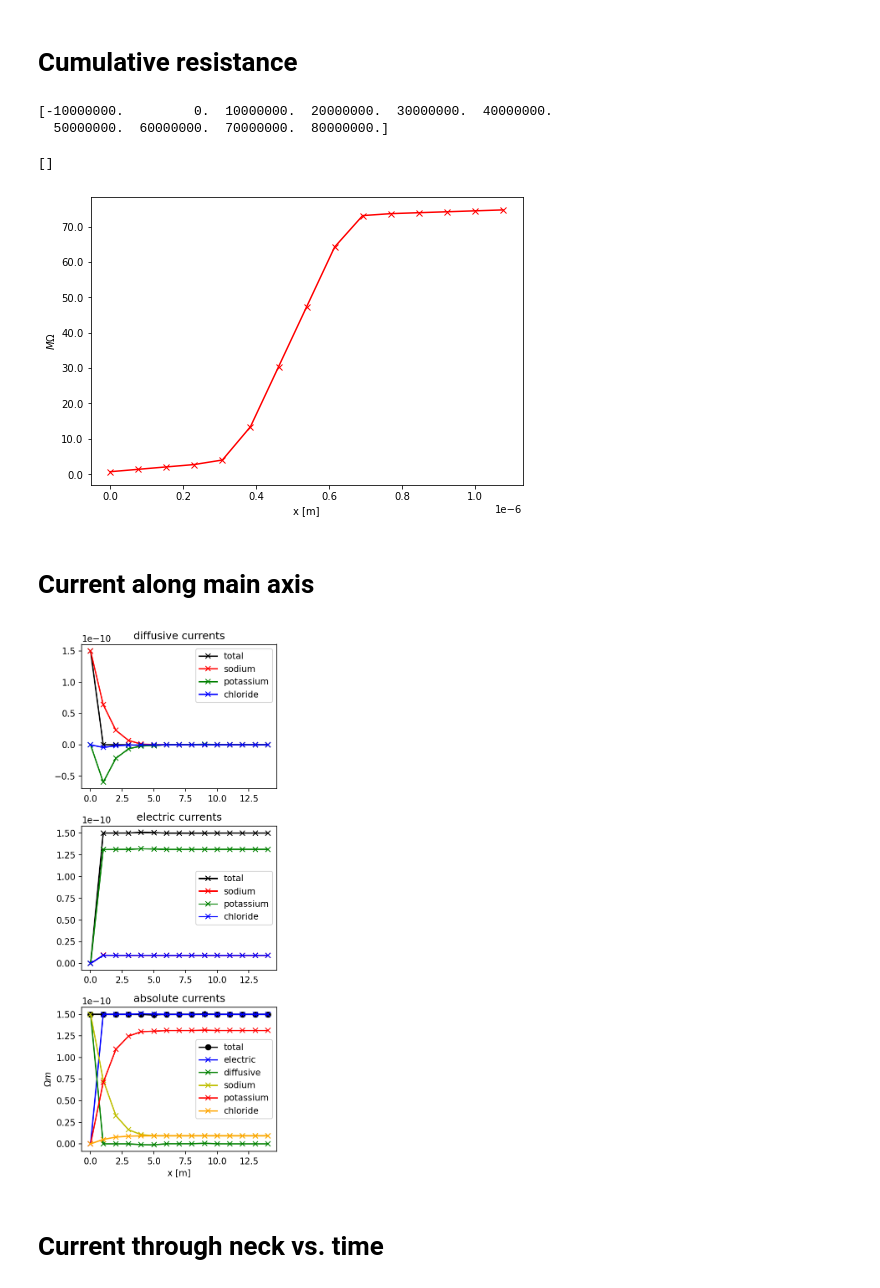
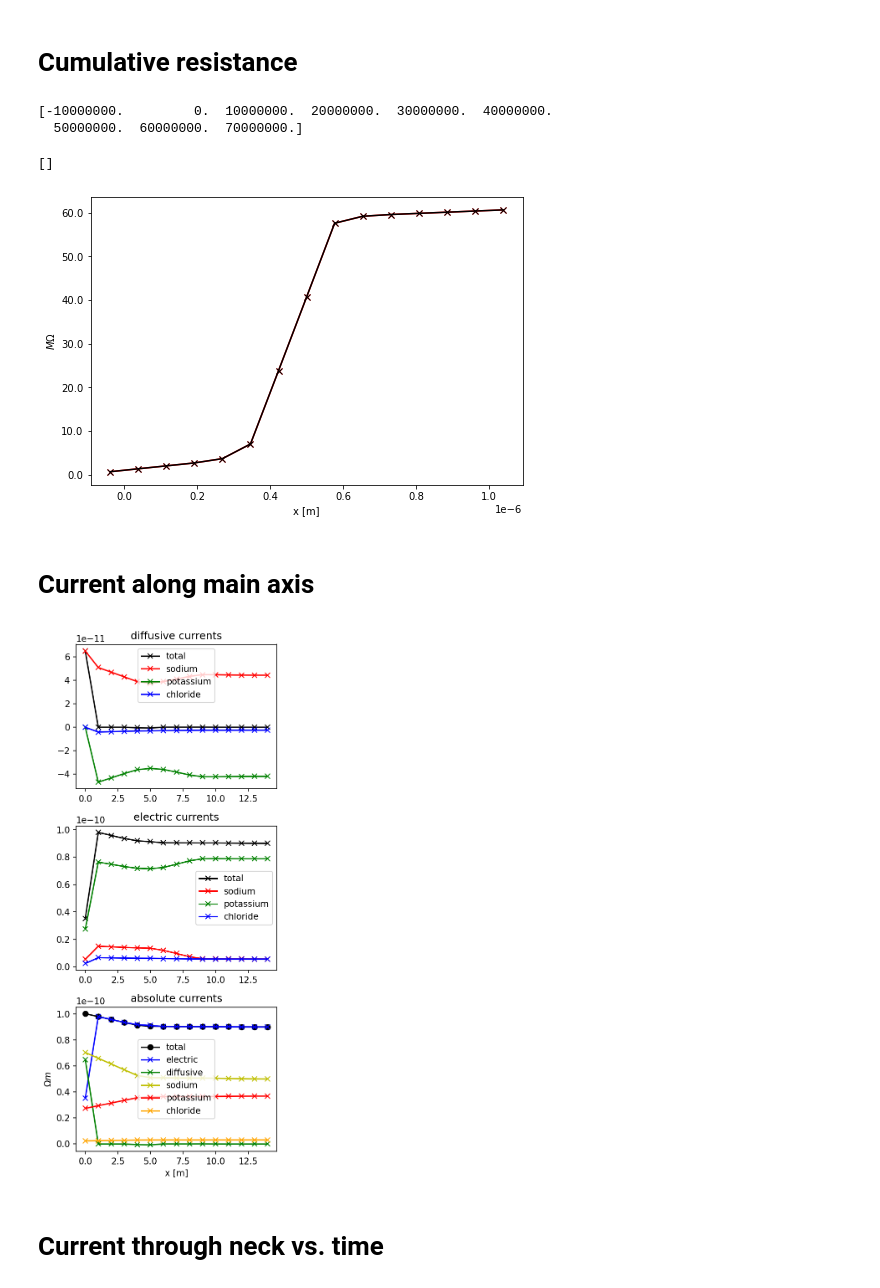
Before and after one commit to feblmu/Eberhardt2024Ion-concentration, a Jupyter notebook: notebooks/analyze_full_run.ipynb, the cells around one changed output. Drawn from its saved outputs; the diff is of its cells as text; code cells hidden in the pictures.

```diff
--- a/notebooks/analyze_full_run.ipynb
+++ b/notebooks/analyze_full_run.ipynb
@@ -65,37 +101,0 @@ dx, dt
-# %%
-"""
-i_c_Na = (- params['const_D_Na'] * params['const_e'] * params['const_z_Na'] * np.pi*
-          (np.square(a[1:]) + np.square(a[:-1])) /2. *
-          params['const_N_A']*(c_Na[:, 1:] - c_Na[:,:-1])/ dx)
-i_c_K = (- params['const_D_K'] * params['const_e'] * params['const_z_K'] * np.pi*
-          (np.square(a[1:]) + np.square(a[:-1])) /2. *
-          params['const_N_A']*(c_K[:, 1:] - c_K[:,:-1])/ dx)
-i_c_Cl = (- params['const_D_Cl'] * params['const_e'] * params['const_z_Cl'] * np.pi*
-          (np.square(a[1:]) + np.square(a[:-1])) /2. *
-          params['const_N_A']*(c_Cl[:, 1:] - c_Cl[:,:-1])/ dx)
-
-i_e_Na = -(
-    (np.square(a[1:]) / r_Na[:,1:] + np.square(a[:-1]) / r_Na[:,:-1] ) * np.pi /2. # 1/r
-    * (phi[:, 1:] - phi[:,:-1]) / dx  # dPhi/dx
-)
-i_e_K = -(
-    (np.square(a[1:]) / r_K[:,1:] + np.square(a[:-1]) / r_K[:,:-1] ) * np.pi /2.
-    * (phi[:, 1:] - phi[:,:-1]) / dx
-)
-
-i_e_Cl = -(
-    (np.square(a[1:]) / r_Cl[:,1:] + np.square(a[:-1]) / r_Cl[:,:-1] ) * np.pi /2.
-    * (phi[:, 1:] - phi[:,:-1]) / dx
-)
-
-#i_e =  -(
-#    (np.square(a[1:]) / r_e[1:] + np.square(a[:-1]) / r_e[:-1] ) * np.pi /2.
-#    * (phi[t_i, 1:] - phi[t_i,:-1]) / dx
-#)
-i_e = i_e_Na + i_e_K + i_e_Cl
-
-i_c = i_c_Na + i_c_K + i_c_Cl
-
-i_total = i_e + i_c
-"""
-print()
@@ -163,25 +106,29 @@ i_total = i_e + i_c
 # %%
-t_i= 10
+t_i= 100
 fig = plt.figure()
-ax = fig.add_axes([0,0,1,1])
+pos = [0,0,1,1]
 
-ax.plot(x[1:],np.cumsum(R_e_ij[t_i, :]),'rx-')
+def ax_cumulative_resistance(fig, pos):
+    ax = fig.add_axes(pos)
+    ax.plot((x[1:]+x[:-1])/2.,cum_R[t_i, :],'rx-')
+    ax.plot((x[1:]+x[:-1])/2.,np.cumsum(-(phi[t_i,1:]-phi[t_i,:-1])/ i_e[t_i]),'kx-')
+    ax.set_xlabel('x [m]')
+    print(ax.get_yticks())
+    ax.set_yticklabels([tick / 1.e6 for tick in ax.get_yticks()])
+    ax.set_ylabel(r'$M\Omega$')
+    #ax.legend()
 
-ax.set_xlabel('x [m]')
-print(ax.get_yticks())
-ax.set_yticklabels([tick / 1.e6 for tick in ax.get_yticks()])
-ax.set_ylabel(r'$M\Omega$')
-#ax.legend()
-ax.plot()
+ax_cumulative_resistance(fig, pos)
+plt.plot()
 # %% [output]
 [-10000000.         0.  10000000.  20000000.  30000000.  40000000.
-  50000000.  60000000.  70000000.  80000000.]
+  50000000.  60000000.  70000000.]
 []
-[figure, old version]
+[figure, new version]
 # %% [markdown]
 # Current along main axis
 # %%
-t_i = 90
+t_i = 100
 
 #plt.plot(np.cumsum(R_Na[1:-1]))
 fig = plt.figure(figsize=(4,9), dpi=150)
@@ -196,34 +143,34 @@ ax1.legend()
 ax1.set_title('diffusive currents')
 
 ax2 = fig.add_subplot(312)
 
 ax2.set_title('electric currents')
 
 ax2.plot(i_e[t_i], 'kx-', label='total')
 ax2.plot(i_e_Na[t_i], 'rx-', label='sodium')
 ax2.plot(i_e_K[t_i], 'gx-', label='potassium')
 ax2.plot(i_e_Cl[t_i], 'bx-', label='chloride')
 ax2.legend()
 
 ax2.set_title('electric currents')
 
 ax3 = fig.add_subplot(313)
 ax3.plot(i_total[t_i], 'ko-', label='total')
 ax3.plot(i_e[t_i], 'bx-', label='electric')
 ax3.plot(i_c[t_i], 'gx-', label='diffusive')
 ax3.plot((i_c_Na+i_e_Na)[t_i], 'yx-', label='sodium')
 ax3.plot((i_c_K+i_e_K)[t_i], 'rx-', label='potassium')
 ax3.plot((i_c_Cl+i_e_Cl)[t_i], 'rx-', c='orange', label='chloride')
 
 ax3.set_title('absolute currents')
 ax3.set_xlabel('x [m]')
 ax3.set_ylabel(r'$\Omega m$')
 ax3.legend()
 
 plt.tight_layout()
 plt.show()
 # %% [output]
-[figure, old version]
+[figure, new version]
 # %% [markdown]
 # Current through neck vs. time
 # %%
```
Also changed, not shown: parts of 18 cells of this notebook, 10 other files.
